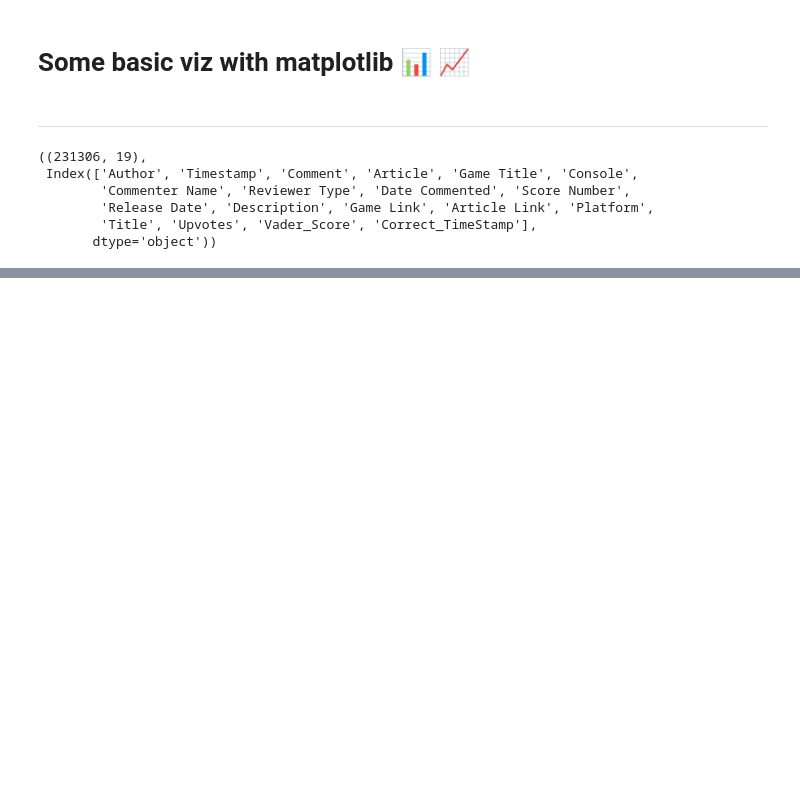
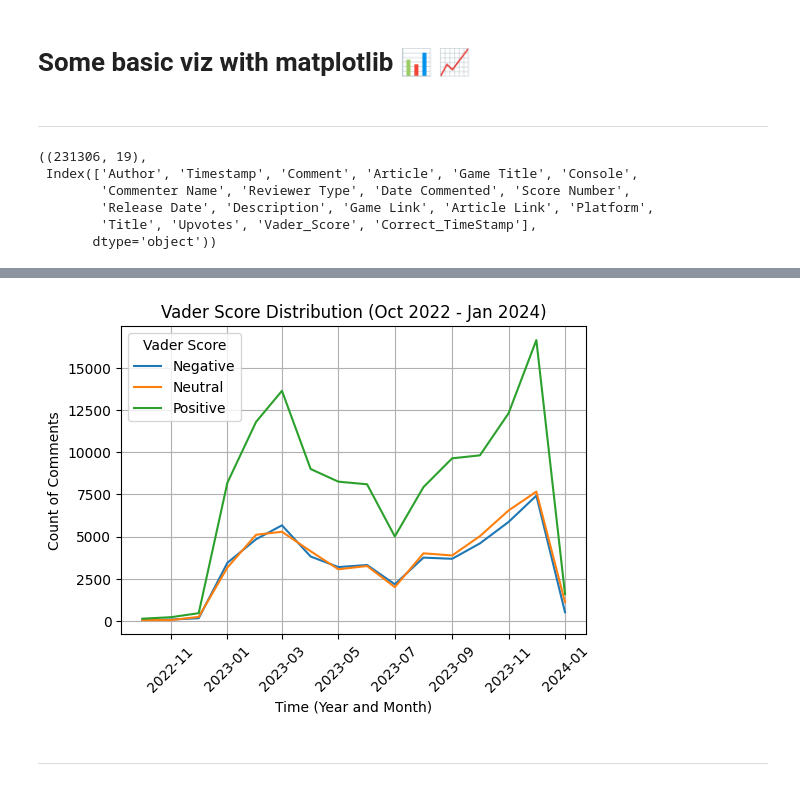
Before and after one commit to rsm-jeg031/Hackathon-2023-Team-3dPy, a Jupyter notebook: Visualizations/Visualizations.ipynb, the cells around one changed output, grey strips where cells are left out. Saved outputs shown, nothing was run; the diff lists cells and outputs as text; code cells hidden in the pictures; blank space fills up the shorter version.

```diff
--- a/Visualizations/Visualizations.ipynb
+++ b/Visualizations/Visualizations.ipynb
@@ -29,0 +52,14 @@ df.head()
+# %%
+plt.figure(figsize=(6, 4))
+sns.lineplot(x='YearMonth', y='value', hue='Vader_Score', data=filtered_data.melt(id_vars='YearMonth'))
+plt.title('Vader Score Distribution (Oct 2022 - Jan 2024)')
+plt.xlabel('Time (Year and Month)')
+plt.ylabel('Count of Comments')
+plt.xticks(rotation=45)
+plt.legend(title='Vader Score')
+plt.grid(True)
+plt.show()
+# %% [output]
+[figure, added]
+# %% [markdown]
+---
```
Also changed, not shown: parts of 19 cells of this notebook, 6 other files.
